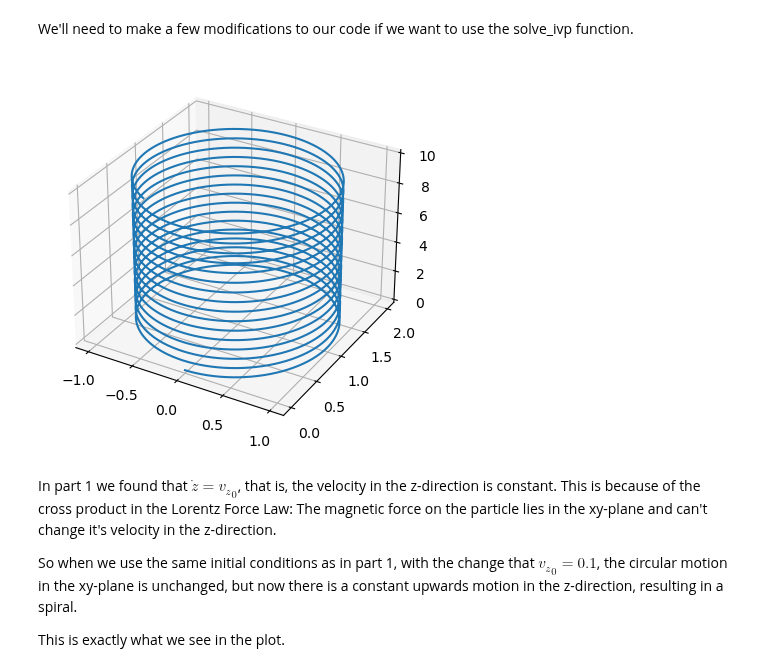
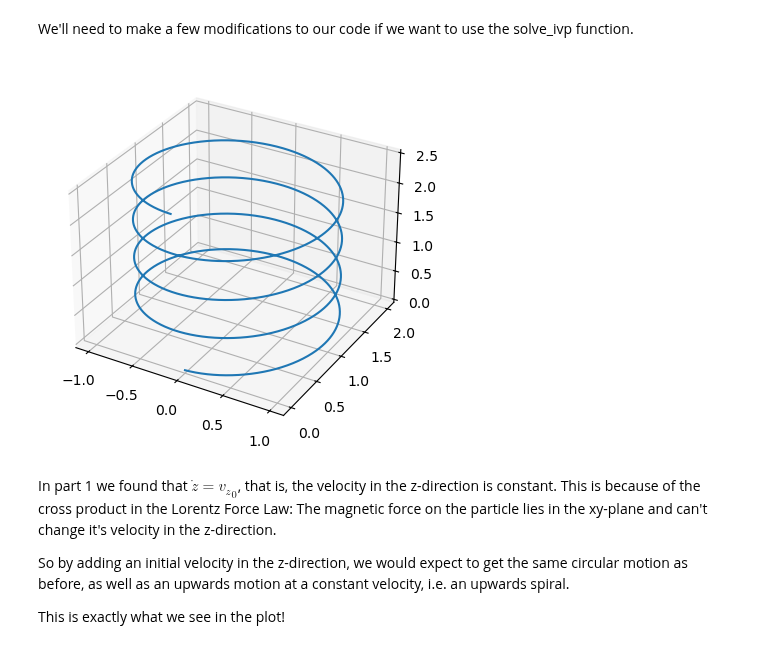
Before and after one commit to Focus9752/DatFys, a Jupyter notebook: Assignments/3 - Particles in Force Fields/assignment_3.ipynb, the cells around one changed output. Cells and saved outputs as stored; diff of their text form; code cells hidden in the pictures.

```diff
--- a/Assignments/3 - Particles in Force Fields/assignment_3.ipynb
+++ b/Assignments/3 - Particles in Force Fields/assignment_3.ipynb
@@ -119,39 +119,41 @@ def derivatives_modified(t, vars):
     # These are just the equations of motion
     Dx = (q*B_z / m) * y + v_x_0
     Dy = - (q*B_z / m) * x + v_y_0
     Dz = v_z
 
     Dv_x = (q*B_z / m) * v_y
     Dv_y = - (q*B_z / m) * v_x
     Dv_z = 0
 
     return np.array([Dx, Dy, Dz, Dv_x, Dv_y, Dv_z])
 
+# This lets us pass our initial conditions to solve_ivp
 variables_t0 = np.array([x_0, y_0, z_0, v_x_0, v_y_0, v_z_0])
 
+# The time interval that solve_ivp considers (i.e. the time interval for which the solution is plotted)
 t0 = 0
-t_max = 100
+t_max = 25
 
 # We end the simulation when the particle reaches z = 0.6
 def end(t, vars):
     x, y, z, v_x, v_y, v_z = [val for val in vars]
     return z - 0.6
 end.terminal = True # Not exactly sure what this does but it has to be here for solve_ivp to stop when we want it to
 
-# We use solve_ivp to solve the equations of motion
+# We use solve_ivp to solve the equations of motion instead of doing it by Euler Integration ourselves
 sol = solve_ivp(derivatives_modified, (t0, t_max), variables_t0, max_step = 0.01, event=end)
 
 # Get the first three colums of the solution
 pos = sol.y[:3]
 # We need to transpose this since the pos array currently has a shape of (3, n) and we want (n, 3)
 pos = pos.T
 
 plot_trajectory(pos)
 # %% [output]
-[figure, old version]
+[figure, new version]
 # %% [markdown]
 In part 1 we found that $\dot{z} = {v_z}_0$, that is, the velocity in the z-direction is constant. This is because of the cross product in the Lorentz Force Law: The magnetic force on the particle lies in the xy-plane and can't change it's velocity in the z-direction.
 
-So when we use the same initial conditions as in part 1, with the change that ${v_z}_0 = 0.1$, the circular motion in the xy-plane is unchanged, but now there is a constant upwards motion in the z-direction, resulting in a spiral.
+So by adding an initial velocity in the z-direction, we would expect to get the same circular motion as before, as well as an upwards motion at a constant velocity, i.e. an upwards spiral.
 
-This is exactly what we see in the plot.
+This is exactly what we see in the plot!
```
